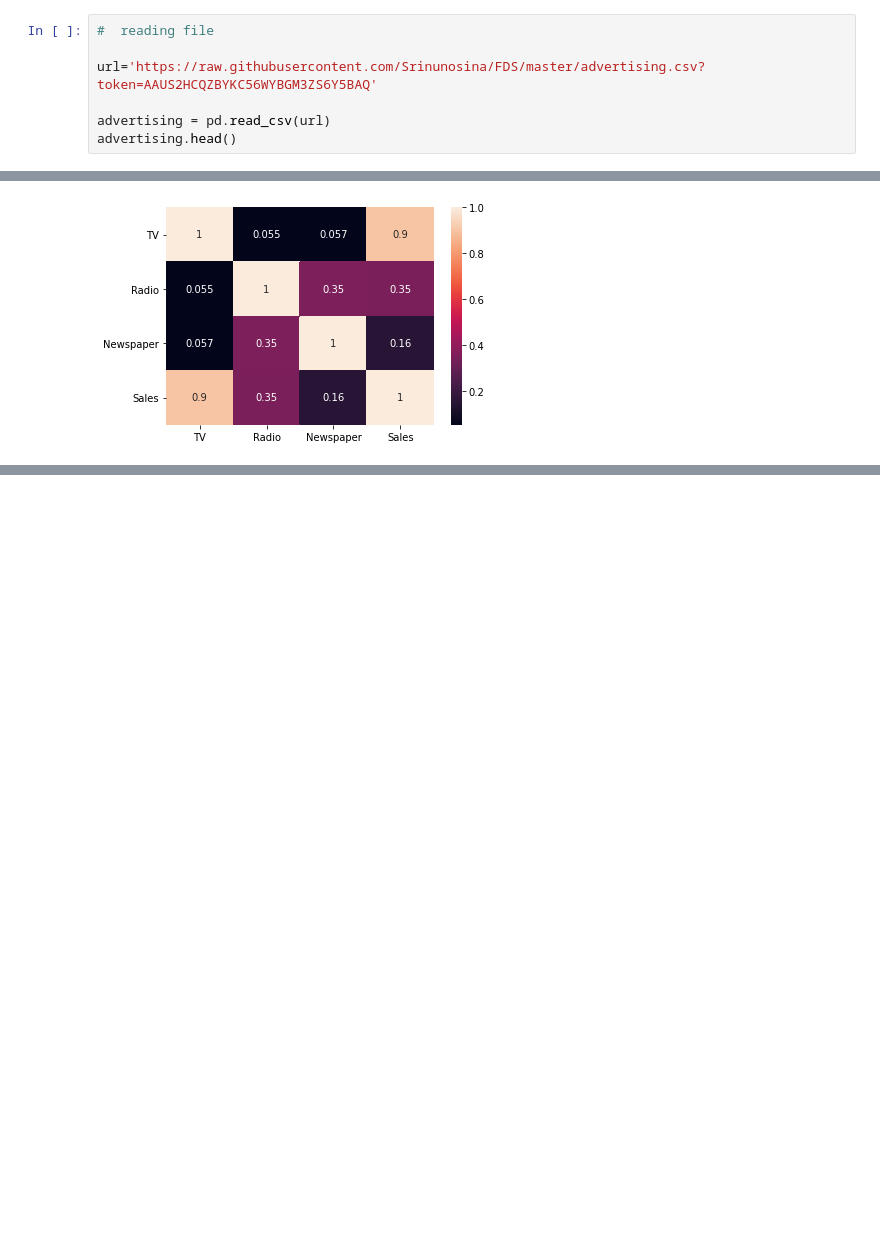
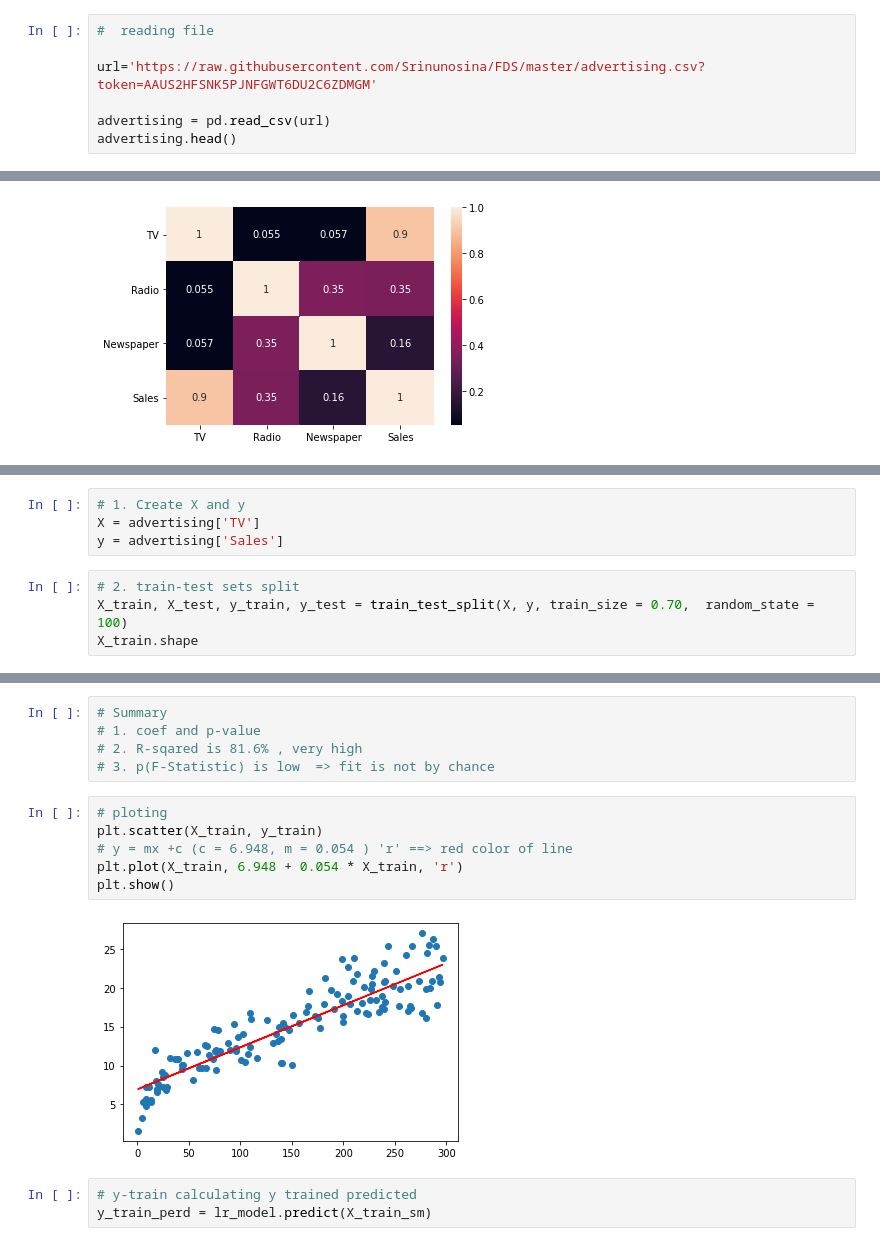
Before and after one commit to Srinunosina/npoi, a Jupyter notebook: ML_LinearRegression.ipynb, the cells around one changed output, grey strips where cells are left out. Drawn from its saved outputs; the diff is of its cells as text; blank space fills up the shorter version.

```diff
--- a/ML_LinearRegression.ipynb
+++ b/ML_LinearRegression.ipynb
@@ -10,7 +24,7 @@ import seaborn as sns
 # %%
 #  reading file
 
-url='https://raw.githubusercontent.com/Srinunosina/FDS/master/advertising.csv?token=AAUS2HCQZBYKC56WYBGM3ZS6Y5BAQ'
+url='https://raw.githubusercontent.com/Srinunosina/FDS/master/advertising.csv?token=AAUS2HFSNK5PJNFGWT6DU2C6ZDMGM'
 
 advertising = pd.read_csv(url)
 advertising.head()
@@ -100,0 +121,8 @@ sns.heatmap(data=advertising.corr(), annot = True)
+# %%
+# 1. Create X and y
+X = advertising['TV']
+y = advertising['Sales']
+# %%
+# 2. train-test sets split
+X_train, X_test, y_train, y_test = train_test_split(X, y, train_size = 0.70,  random_state = 100)
+X_train.shape
@@ -100,0 +184,16 @@ sns.heatmap(data=advertising.corr(), annot = True)
+# %%
+# Summary
+# 1. coef and p-value
+# 2. R-sqared is 81.6% , very high
+# 3. p(F-Statistic) is low  => fit is not by chance
+# %%
+# ploting
+plt.scatter(X_train, y_train)
+# y = mx +c (c = 6.948, m = 0.054 ) 'r' ==> red color of line
+plt.plot(X_train, 6.948 + 0.054 * X_train, 'r')
+plt.show()
+# %% [output]
+[figure, added]
+# %%
+# y-train calculating y trained predicted
+y_train_perd = lr_model.predict(X_train_sm)
```
Also changed, not shown: parts of 18 cells of this notebook.
